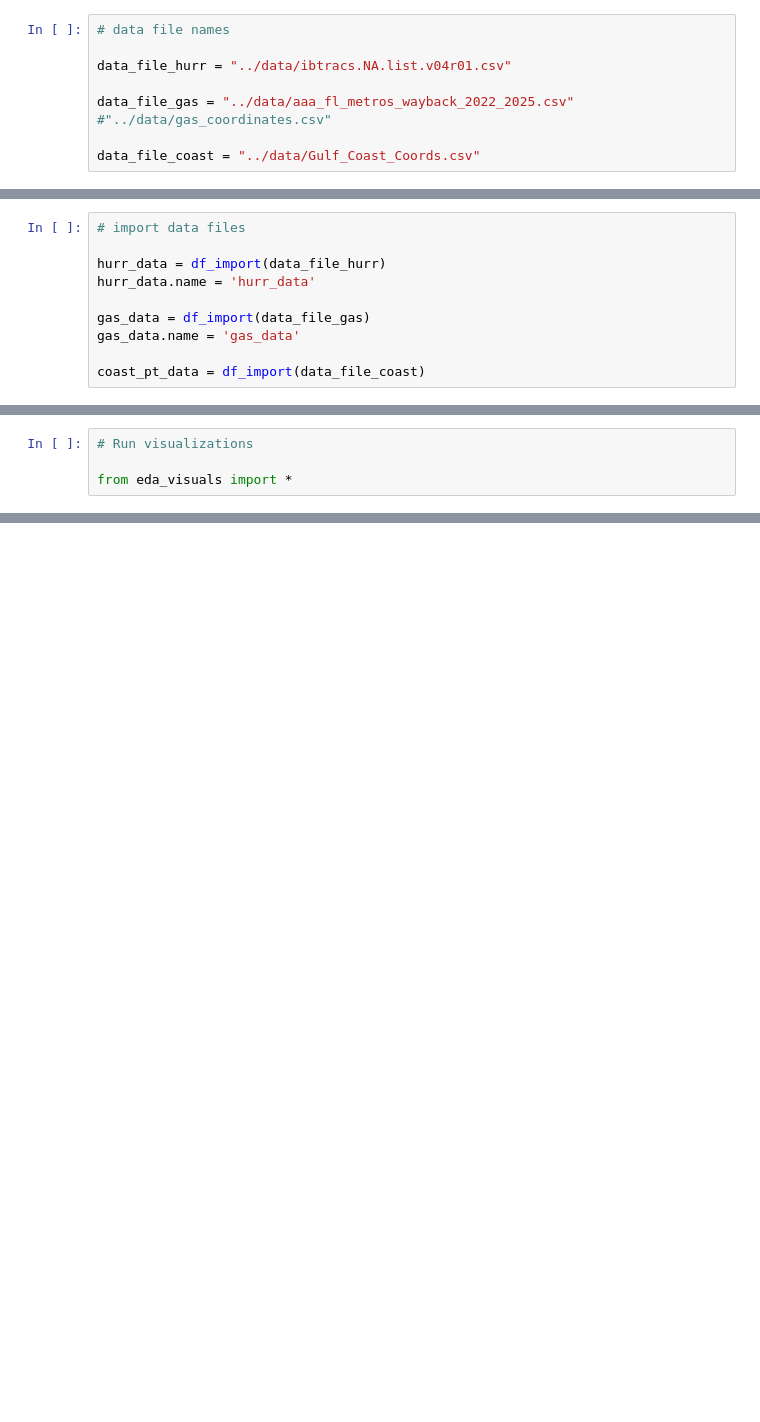
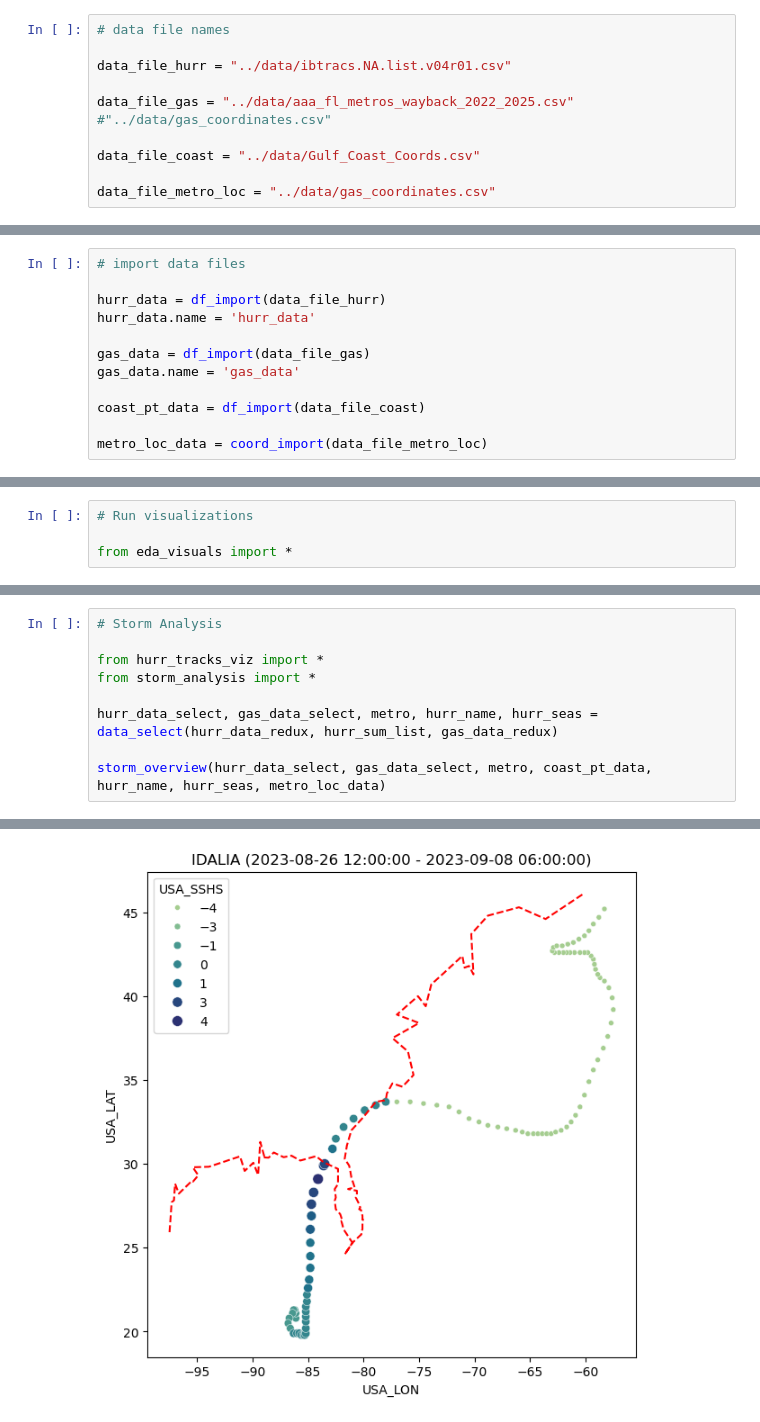
Before and after one commit to sofieappel/HurricanesAndGasPrices, a Jupyter notebook: src/main.ipynb, the cells around one changed output, grey strips where cells are left out. Drawn from its saved outputs; the diff is of its cells as text; blank space fills up the shorter version.

```diff
--- a/src/main.ipynb
+++ b/src/main.ipynb
@@ -33,5 +37,7 @@ data_file_gas = "../data/aaa_fl_metros_wayback_2022_2025.csv"
 #"../data/gas_coordinates.csv"
 
 data_file_coast = "../data/Gulf_Coast_Coords.csv"
+
+data_file_metro_loc = "../data/gas_coordinates.csv"
 # %%
 # import file loading functions
@@ -46,6 +52,8 @@ gas_data = df_import(data_file_gas)
 gas_data.name = 'gas_data'
 
 coast_pt_data = df_import(data_file_coast)
+
+metro_loc_data = coord_import(data_file_metro_loc)
 # %% [output]
 Successfully loaded ../data/ibtracs.NA.list.v04r01.csv
 Successfully loaded ../data/aaa_fl_metros_wayback_2022_2025.csv
@@ -225,0 +244,10 @@ Starting EDA for gas_data_redux and ['Miami', 'West Palm Beach-Boca Raton', 'Mel
+# %%
+# Storm Analysis
+
+from hurr_tracks_viz import *
+from storm_analysis import *
+
+hurr_data_select, gas_data_select, metro, hurr_name, hurr_seas = data_select(hurr_data_redux, hurr_sum_list, gas_data_redux)
+
+storm_overview(hurr_data_select, gas_data_select, metro, coast_pt_data, hurr_name, hurr_seas, metro_loc_data)
+# %% [output]
@@ -225,0 +276 @@ Starting EDA for gas_data_redux and ['Miami', 'West Palm Beach-Boca Raton', 'Mel
+[figure, added]
```
Also changed, not shown: parts of 9 cells of this notebook.
